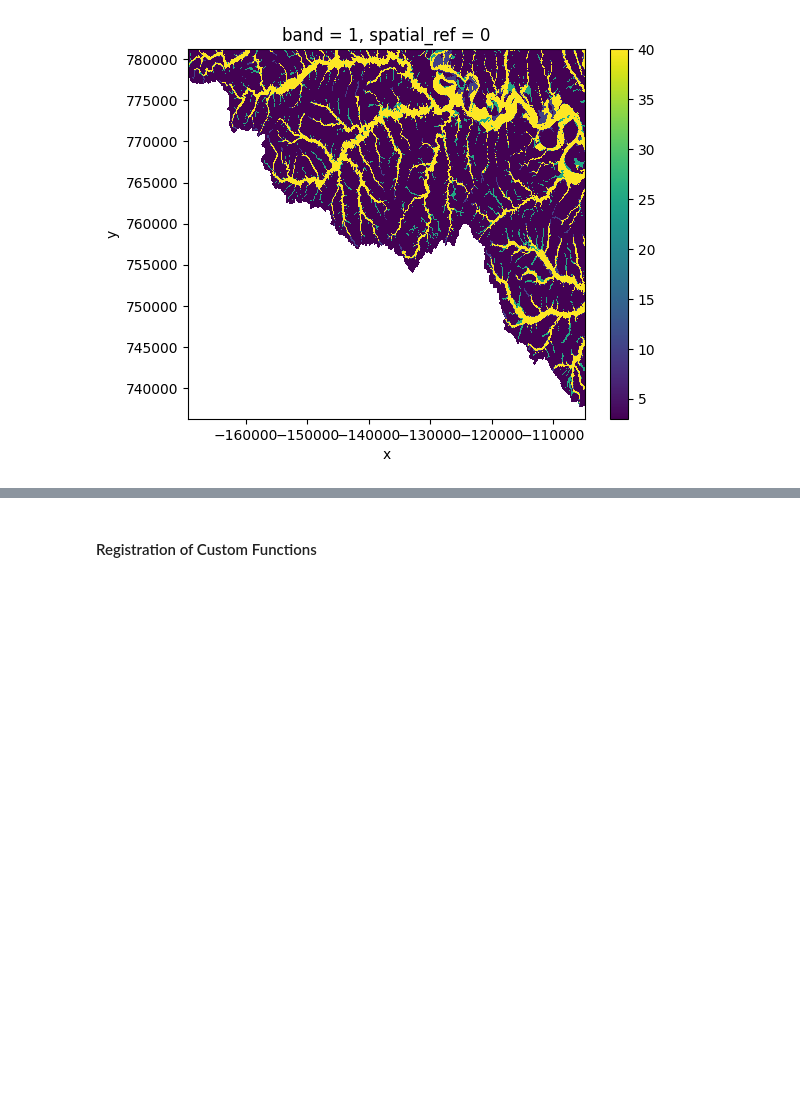
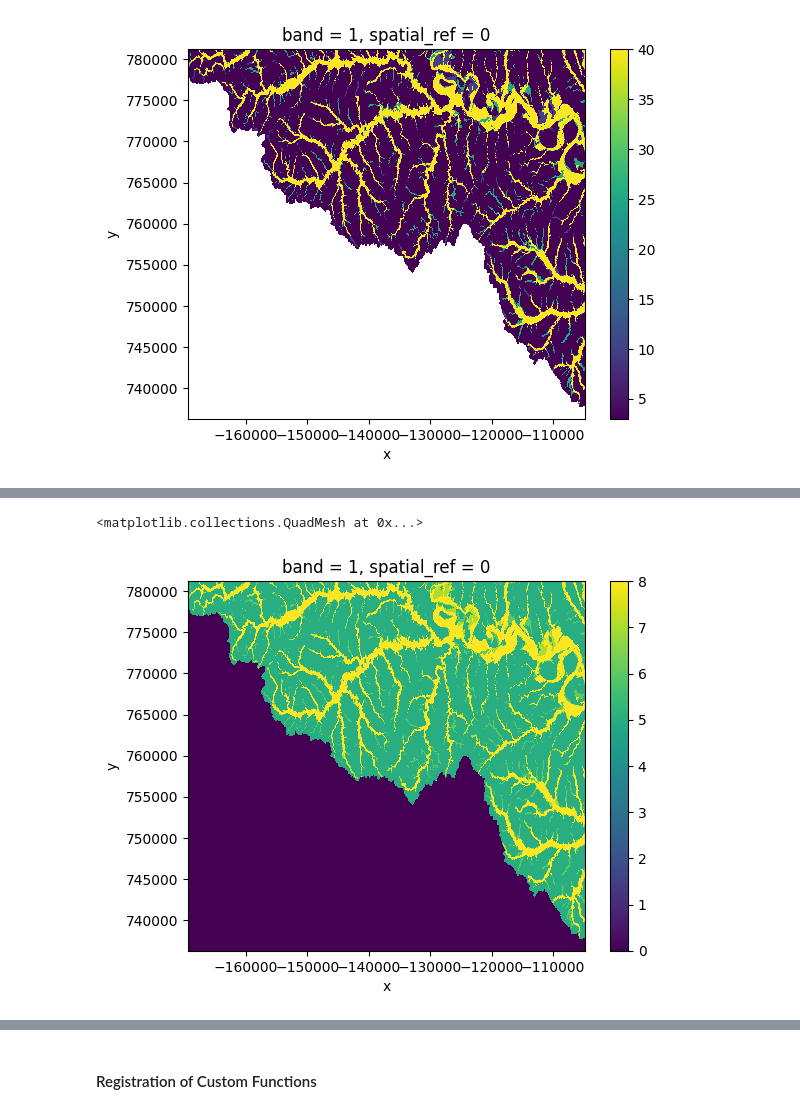
Before and after one commit to NOAA-OWP/gval, a Jupyter notebook: notebooks/Tutorial.ipynb, the cells around one changed output, grey strips where cells are left out. Saved outputs shown, nothing was run; the diff lists cells and outputs as text; code cells hidden in the pictures; blank space fills up the shorter version.

```diff
--- a/notebooks/Tutorial.ipynb
+++ b/notebooks/Tutorial.ipynb
@@ -100,0 +107,23 @@ agreement_map.plot()
+# %%
+import numpy as np
+
+pairing_dict = {
+    (np.nan,np.nan): 0,
+    (np.nan, 0): np.nan,
+    (np.nan, 2): np.nan,
+    (1, np.nan): 3,
+    (2, np.nan): 4,
+    (1, 0): 5,
+    (1, 2): 6,
+    (2, 0): 7,
+    (2, 2): 8
+}
+
+agreement_map = candidate.gval.compute_agreement_map(benchmark_map=benchmark,
+                                                     comparison_function='pairing_dict',
+                                                     pairing_dict=pairing_dict)
+
+agreement_map.plot()
+# %% [output]
+<matplotlib.collections.QuadMesh at 0x...>
+[figure, added]
```
Also changed, not shown: parts of 3 cells of this notebook, 3 other files.
